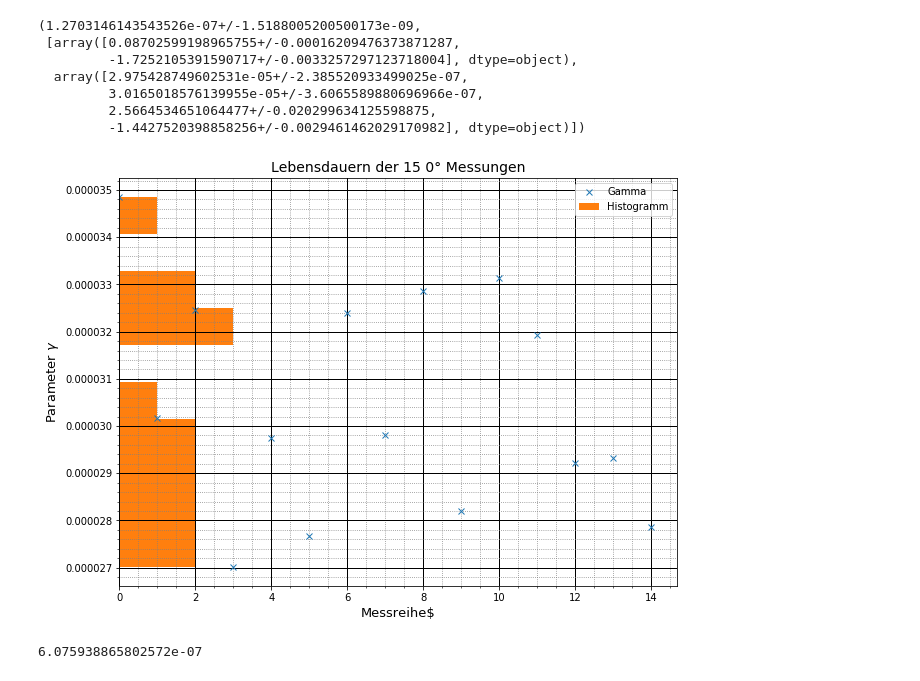
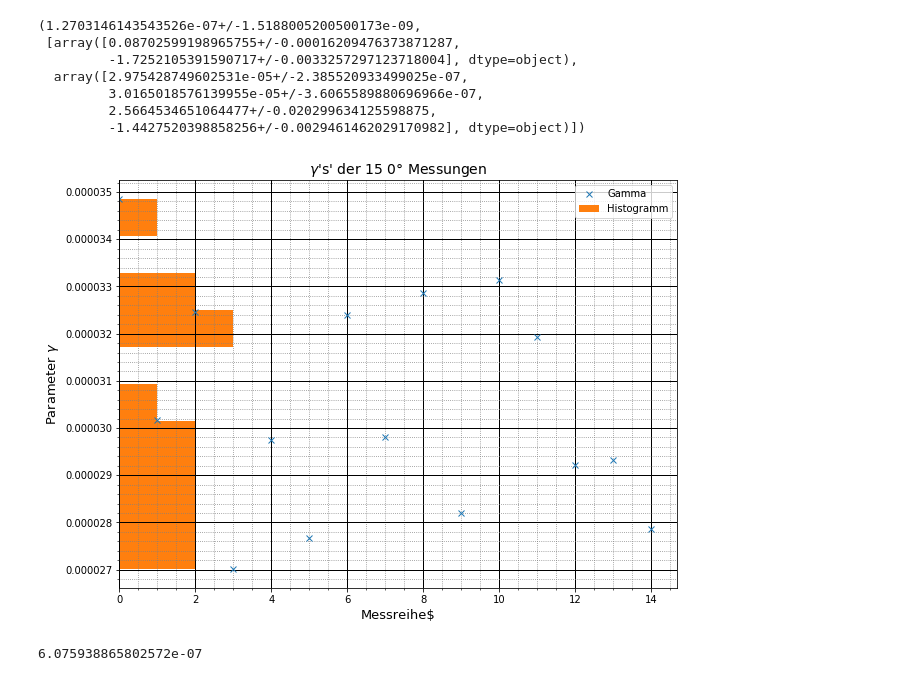
Before and after one commit to shockcookie/FP, a Jupyter notebook: Hanle Effekt/Dateien/Damian_Erik/statistik_0deg_messungen.ipynb, the cells around one changed output. Drawn from its saved outputs; the diff is of its cells as text; code cells hidden in the pictures.

```diff
--- a/Hanle Effekt/Dateien/Damian_Erik/statistik_0deg_messungen.ipynb
+++ b/Hanle Effekt/Dateien/Damian_Erik/statistik_0deg_messungen.ipynb
@@ -581,35 +581,35 @@ plt.rcParams["figure.figsize"] = fig_size
 ###   Errors / Fit / Plot
 
 plt.plot(val(gammas),"x",label="Gamma")
 hist_0deg=plt.hist(val(gammas),orientation="horizontal",label="Histogramm")
 
 
 
 ###   Label / Title
 
 plt.ylabel(r'Parameter $\gamma$', fontsize=13)
 plt.xlabel(r'Messreihe$', fontsize=13)
-plt.title("Lebensdauern der 15 0° Messungen", fontsize=14)
+plt.title("$\gamma$'s' der 15 0° Messungen", fontsize=14)
 
 ###   Axes / Grid
 
 axes = plt.gca()  ##  Searches current Axes
 
 #axes.set_xlim([0,0.8])
 #axes.set_ylim([-1,110])
 
 #axes.set_yticks([0,10,20,30,40,50,60,70,80,90,100,110])
 #axes.set_xticks([0.1,0.2,0.3,0.4,0.5,0.6,0.7,0.8])
 
 axes.grid(which='major', linestyle='-', linewidth='1', color='black')
 axes.grid(which='minor', linestyle=':', color='gray')
 axes.minorticks_on()
 
 plt.legend()
 plt.savefig("gammas_hist"+'.png')
 plt.show()
 # %% [output]
-[figure, old version]
+[figure, new version]
 # %%
 def meanDeviation(x: list):
     """Computes the mean deviation of a given list."""
```
Also changed, not shown: 6 other files.
